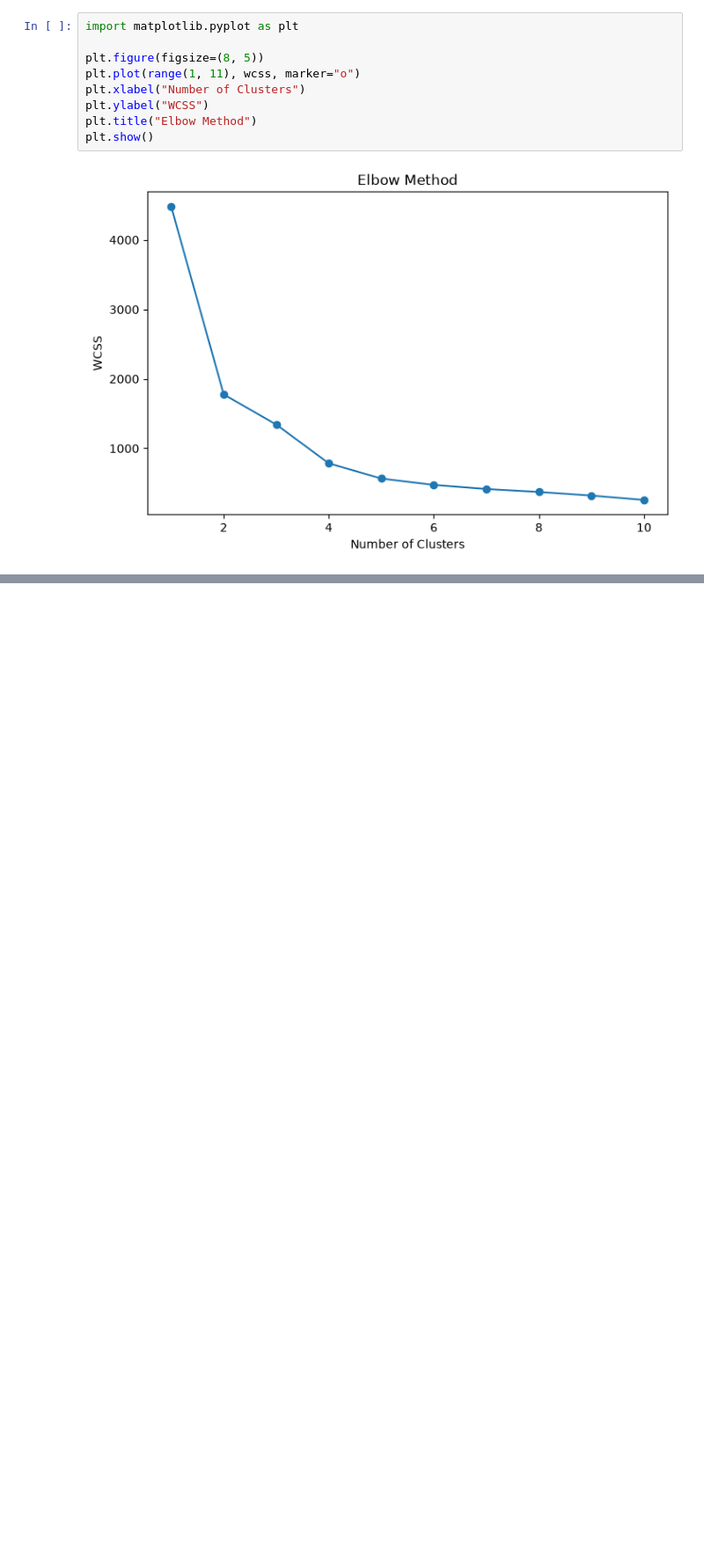
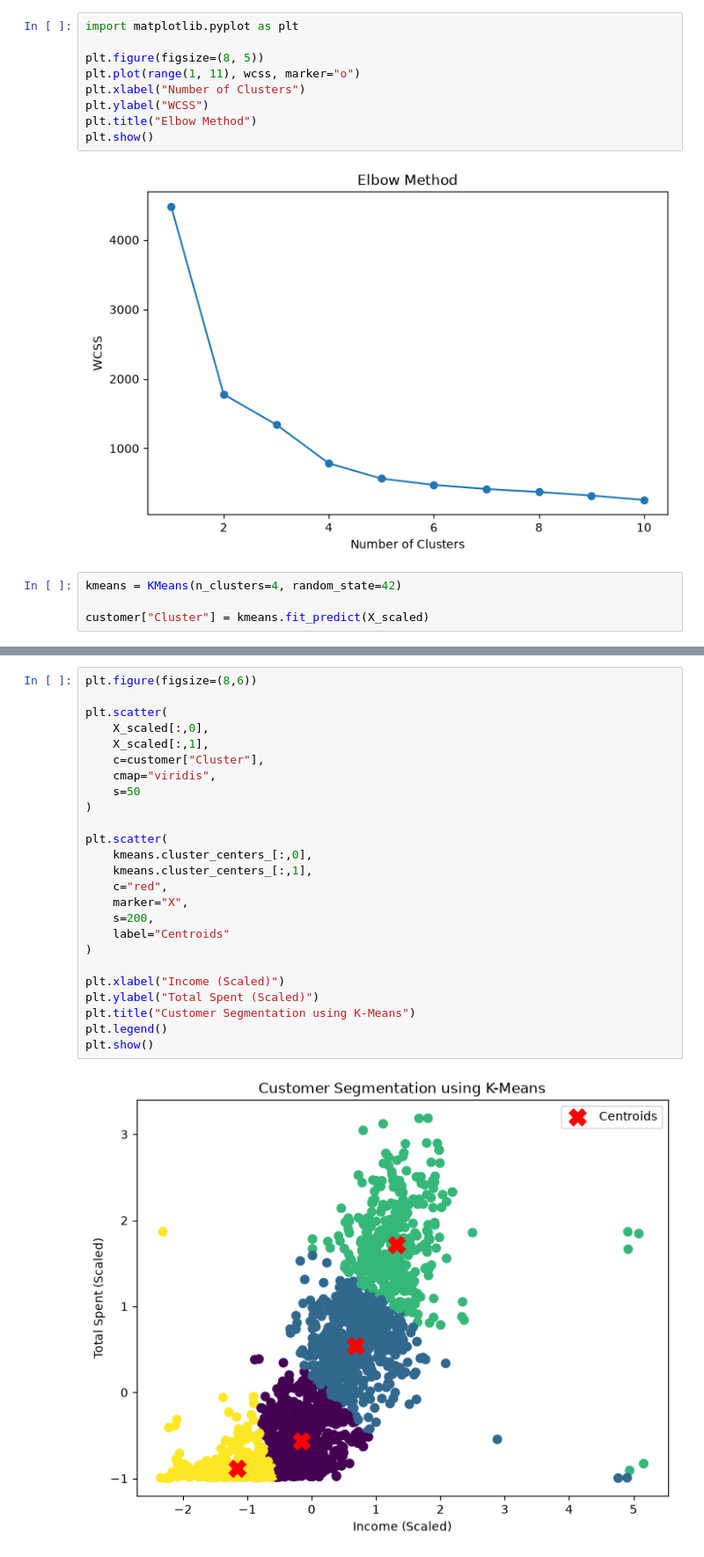
Before and after one commit to mustafagohar-sp/AI-ML-Internship, a Jupyter notebook: Week 2/kmeans.ipynb, the cells around one changed output, grey strips where cells are left out. Shown at 88% size. Saved outputs shown, nothing was run; the diff lists cells and outputs as text; blank space fills up the shorter version.

Commit message:
Plotting of clusters using value of k

```diff
--- a/Week 2/kmeans.ipynb
+++ b/Week 2/kmeans.ipynb
@@ -181,3 +181,7 @@ plt.title("Elbow Method")
 plt.show()
 # %% [output]
 [figure]
+# %%
+kmeans = KMeans(n_clusters=4, random_state=42)
+
+customer["Cluster"] = kmeans.fit_predict(X_scaled)
@@ -183,0 +199,27 @@ plt.show()
+# %%
+plt.figure(figsize=(8,6))
+
+plt.scatter(
+    X_scaled[:,0],
+    X_scaled[:,1],
+    c=customer["Cluster"],
+    cmap="viridis",
+    s=50
+)
+
+plt.scatter(
+    kmeans.cluster_centers_[:,0],
+    kmeans.cluster_centers_[:,1],
+    c="red",
+    marker="X",
+    s=200,
+    label="Centroids"
+)
+
+plt.xlabel("Income (Scaled)")
+plt.ylabel("Total Spent (Scaled)")
+plt.title("Customer Segmentation using K-Means")
+plt.legend()
+plt.show()
+# %% [output]
+[figure, added]
```
Also changed, not shown: parts of 5 cells of this notebook.
